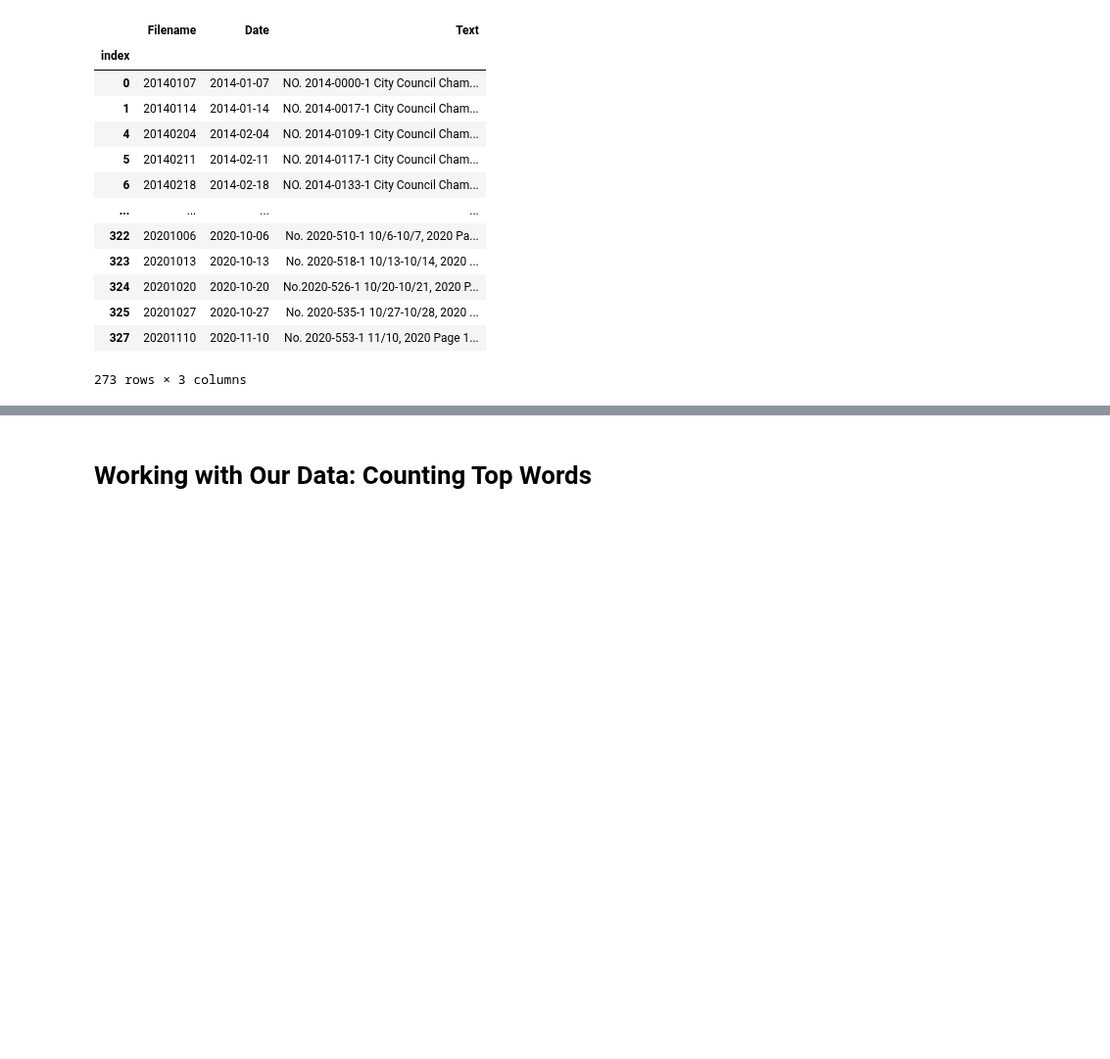
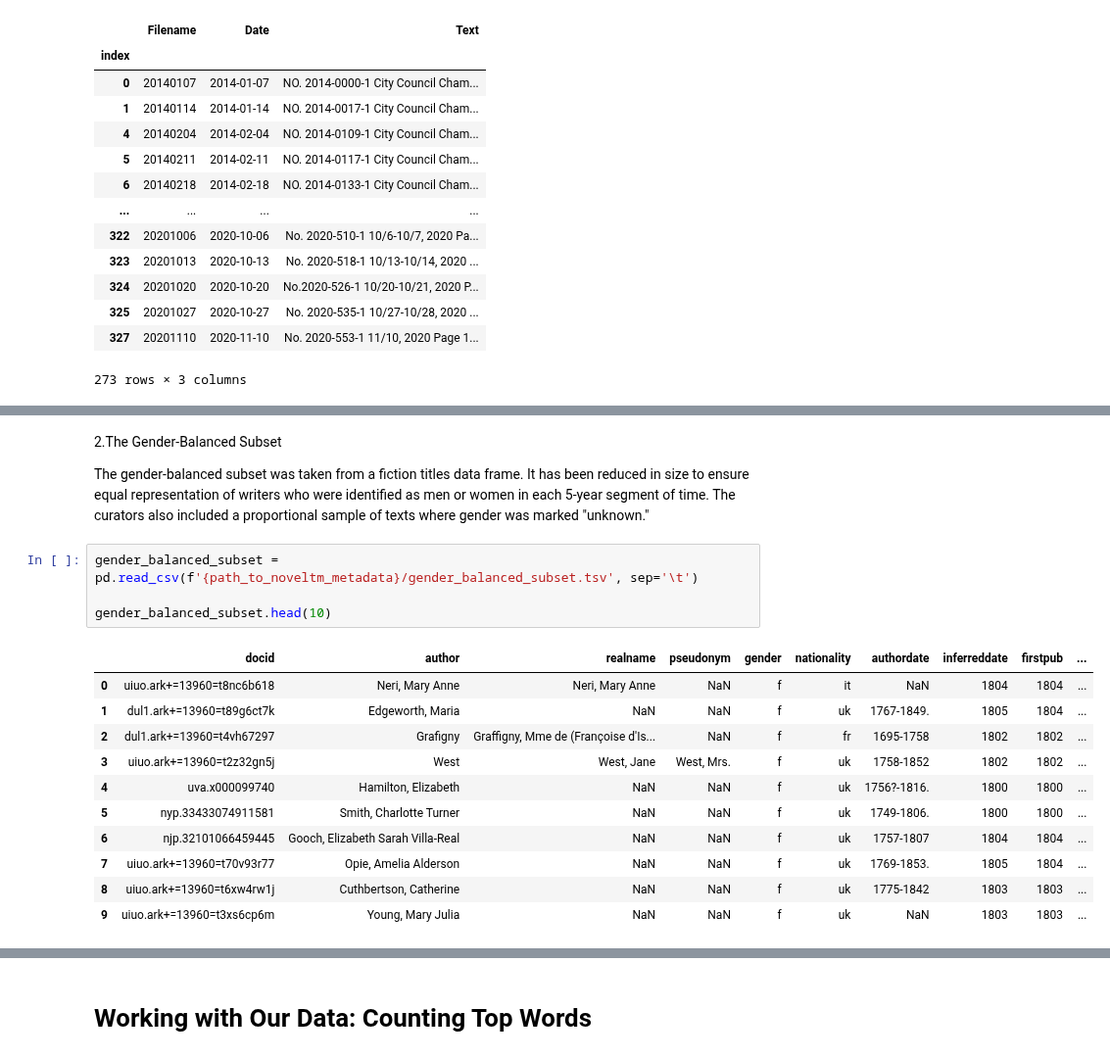
Before and after one commit to stephbuon/digital-history, a Jupyter notebook: hist3368-week4-access-data/hist3368-week4-access-data.ipynb, the cells around one changed output, grey strips where cells are left out. Shown at 98% size. Drawn from its saved outputs; the diff is of its cells as text; blank space fills up the shorter version.

```diff
--- a/hist3368-week4-access-data/hist3368-week4-access-data.ipynb
+++ b/hist3368-week4-access-data/hist3368-week4-access-data.ipynb
@@ -533,0 +565,20 @@ houston_minutes[houston_minutes['Date'].dt.day_name() == 'Tuesday']
+# %% [markdown]
+2.The Gender-Balanced Subset
+
+The gender-balanced subset was taken from a fiction titles data frame. It has been reduced in size to ensure equal representation of writers who were identified as men or women in each 5-year segment of time. The curators also included a proportional sample of texts where gender was marked "unknown."
+# %%
+gender_balanced_subset = pd.read_csv(f'{path_to_noveltm_metadata}/gender_balanced_subset.tsv', sep='\t')
+
+gender_balanced_subset.head(10)
+# %% [output]
+|  | docid | author | realname | pseudonym | gender | nationality | authordate | inferreddate | firstpub | ... |
+| 0 | uiuo.ark+=13960=t8nc6b618 | Neri, Mary Anne | Neri, Mary Anne | NaN | f | it | NaN | 1804 | 1804 | ... |
+| 1 | dul1.ark+=13960=t89g6ct7k | Edgeworth, Maria | NaN | NaN | f | uk | 1767-1849. | 1805 | 1804 | ... |
+| 2 | dul1.ark+=13960=t4vh67297 | Grafigny | Graffigny, Mme de (Françoise d'Is... | NaN | f | fr | 1695-1758 | 1802 | 1802 | ... |
+| 3 | uiuo.ark+=13960=t2z32gn5j | West | West, Jane | West, Mrs. | f | uk | 1758-1852 | 1802 | 1802 | ... |
+| 4 | uva.x000099740 | Hamilton, Elizabeth | NaN | NaN | f | uk | 1756?-1816. | 1800 | 1800 | ... |
+| 5 | nyp.33433074911581 | Smith, Charlotte Turner | NaN | NaN | f | uk | 1749-1806. | 1800 | 1800 | ... |
+| 6 | njp.32101066459445 | Gooch, Elizabeth Sarah Villa-Real | NaN | NaN | f | uk | 1757-1807 | 1804 | 1804 | ... |
+| 7 | uiuo.ark+=13960=t70v93r77 | Opie, Amelia Alderson | NaN | NaN | f | uk | 1769-1853. | 1805 | 1804 | ... |
+| 8 | uiuo.ark+=13960=t6xw4rw1j | Cuthbertson, Catherine | NaN | NaN | f | uk | 1775-1842 | 1803 | 1803 | ... |
+| 9 | uiuo.ark+=13960=t3xs6cp6m | Young, Mary Julia | NaN | NaN | f | uk | NaN | 1803 | 1803 | ... |
```
Also changed, not shown: parts of 14 cells of this notebook.
